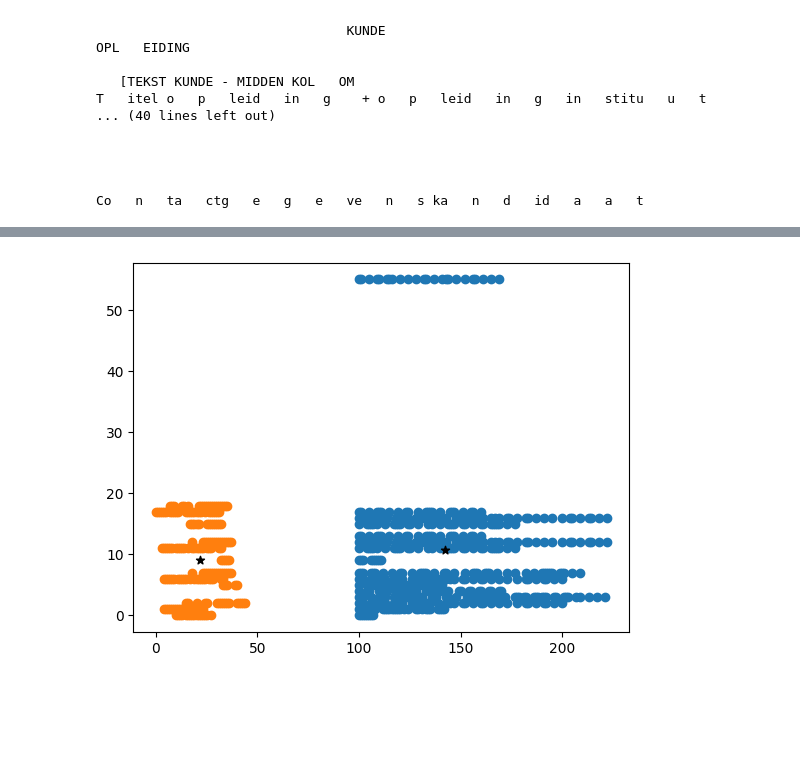
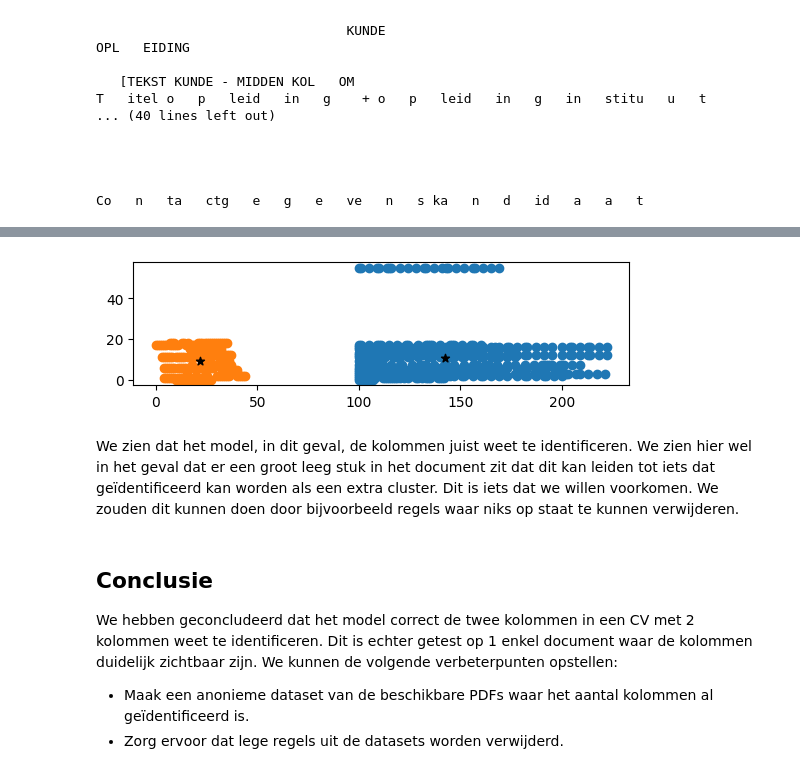
Before and after one commit to JBierenbroodspot/ipass-23-24, a Jupyter notebook: notebook/eerste_demo_lloyds.ipynb, the cells around one changed output, grey strips where cells are left out. Saved outputs shown, nothing was run; the diff lists cells and outputs as text; code cells hidden in the pictures; blank space fills up the shorter version.

```diff
--- a/notebook/eerste_demo_lloyds.ipynb
+++ b/notebook/eerste_demo_lloyds.ipynb
@@ -99,9 +126,27 @@ plt.show() # type: ignore
 # %%
 model = ClusteringModel(character_positions, 2, "lloyds")
 model.train(character_positions)
 plt.scatter(*character_positions[model.closest_centers == 0].T) # type: ignore
 plt.scatter(*character_positions[model.closest_centers == 1].T) # type: ignore
 plt.scatter(*model.cluster_centers.T, color="black", marker="*") # type: ignore
+plt.gca().set_aspect("equal", adjustable="box")
 plt.show() # type: ignore
 # %% [output]
-[figure, old version]
+[figure, new version]
+# %% [markdown]
+We zien dat het model, in dit geval, de kolommen juist weet te identificeren. We
+zien hier wel in het geval dat er een groot leeg stuk in het document zit dat
+dit kan leiden tot iets dat geïdentificeerd kan worden als een extra cluster.
+Dit is iets dat we willen voorkomen. We zouden dit kunnen doen door bijvoorbeeld
+regels waar niks op staat te kunnen verwijderen.
+# %% [markdown]
+## Conclusie
+
+We hebben geconcludeerd dat het model correct de twee kolommen in een CV met 2
+kolommen weet te identificeren. Dit is echter getest op 1 enkel document waar
+de kolommen duidelijk zichtbaar zijn. We kunnen de volgende verbeterpunten
+opstellen:
+
+- Maak een anonieme dataset van de beschikbare PDFs waar het aantal kolommen al
+geïdentificeerd is.
+- Zorg ervoor dat lege regels uit de datasets worden verwijderd.
```
Also changed, not shown: parts of 13 cells of this notebook.
